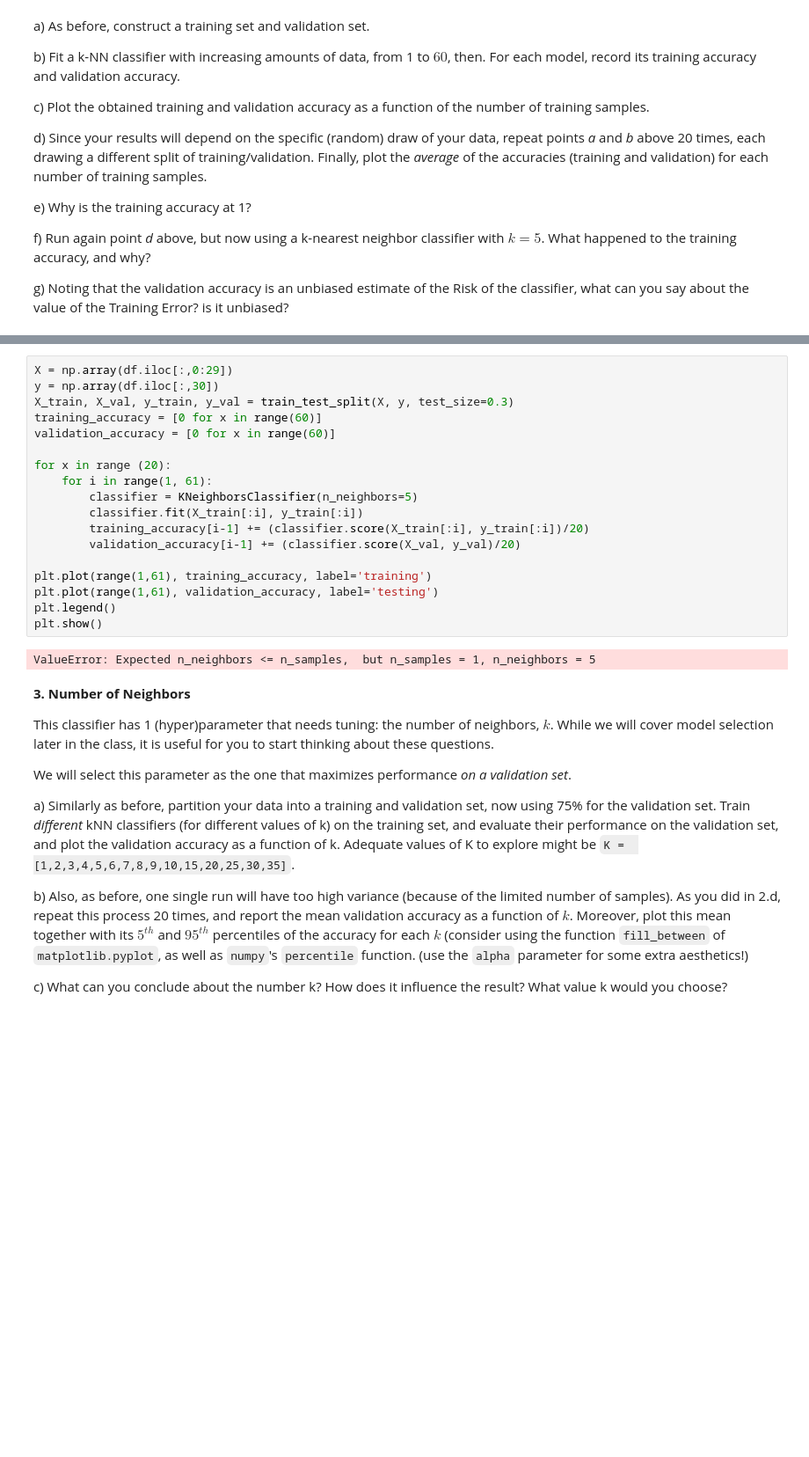
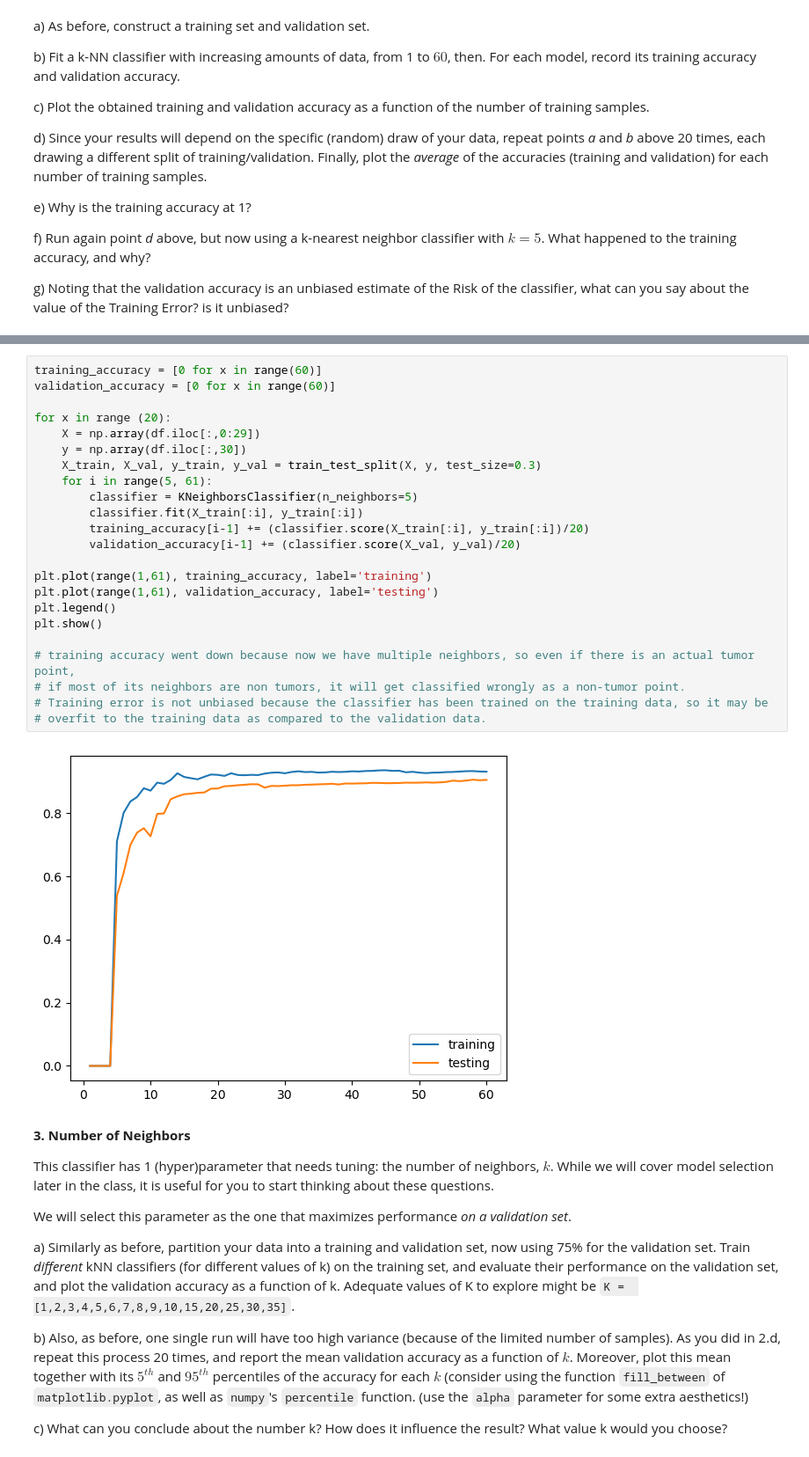
Before and after one commit to Alex-Shane/Gateway-Data-Science, a Jupyter notebook: Worksheet3.ipynb, the cells around one changed output, grey strips where cells are left out. Shown at 88% size. Cells and saved outputs as stored; diff of their text form; blank space fills up the shorter version.

```diff
--- a/Worksheet3.ipynb
+++ b/Worksheet3.ipynb
@@ -154,23 +154,28 @@ plt.show()
 # %%
-X = np.array(df.iloc[:,0:29])
-y = np.array(df.iloc[:,30])
-X_train, X_val, y_train, y_val = train_test_split(X, y, test_size=0.3)
 training_accuracy = [0 for x in range(60)]
 validation_accuracy = [0 for x in range(60)]
 
 for x in range (20):
-    for i in range(1, 61):
+    X = np.array(df.iloc[:,0:29])
+    y = np.array(df.iloc[:,30])
+    X_train, X_val, y_train, y_val = train_test_split(X, y, test_size=0.3)
+    for i in range(5, 61):
         classifier = KNeighborsClassifier(n_neighbors=5)
         classifier.fit(X_train[:i], y_train[:i])
         training_accuracy[i-1] += (classifier.score(X_train[:i], y_train[:i])/20)
         validation_accuracy[i-1] += (classifier.score(X_val, y_val)/20)
 
 plt.plot(range(1,61), training_accuracy, label='training')
 plt.plot(range(1,61), validation_accuracy, label='testing')
 plt.legend()
 plt.show()
+
+# training accuracy went down because now we have multiple neighbors, so even if there is an actual tumor point,
+# if most of its neighbors are non tumors, it will get classified wrongly as a non-tumor point.
+# Training error is not unbiased because the classifier has been trained on the training data, so it may be
+# overfit to the training data as compared to the validation data.
 # %% [output]
-ValueError: Expected n_neighbors <= n_samples,  but n_samples = 1, n_neighbors = 5
+[figure, added]
 # %% [markdown]
 **3. Number of Neighbors**
 
```
Also changed, not shown: parts of 2 cells of this notebook, 9 other files.
